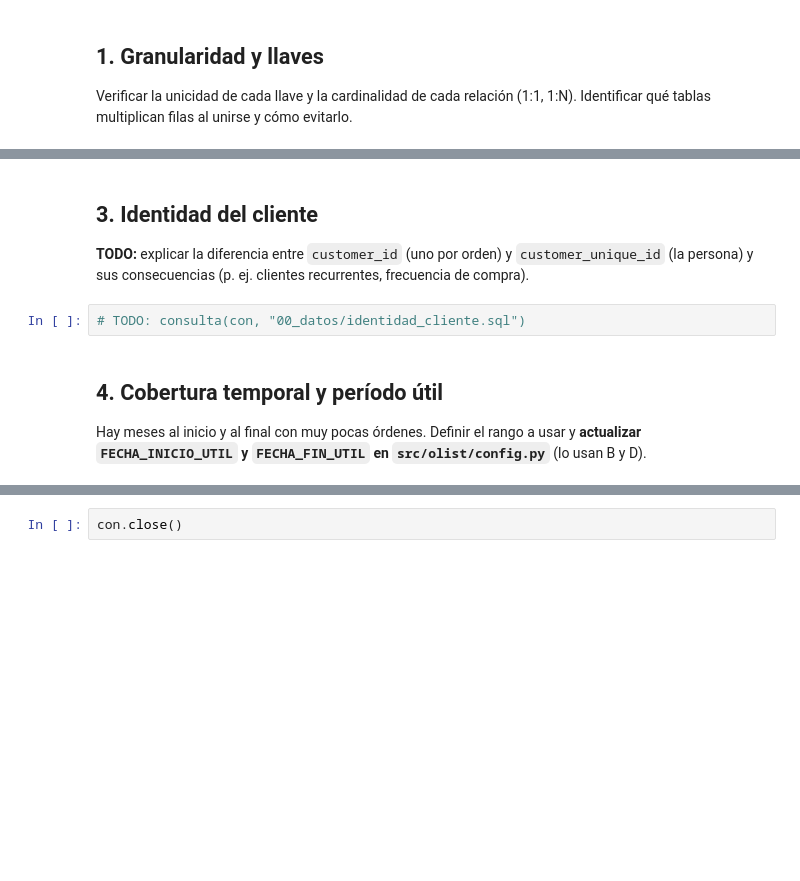
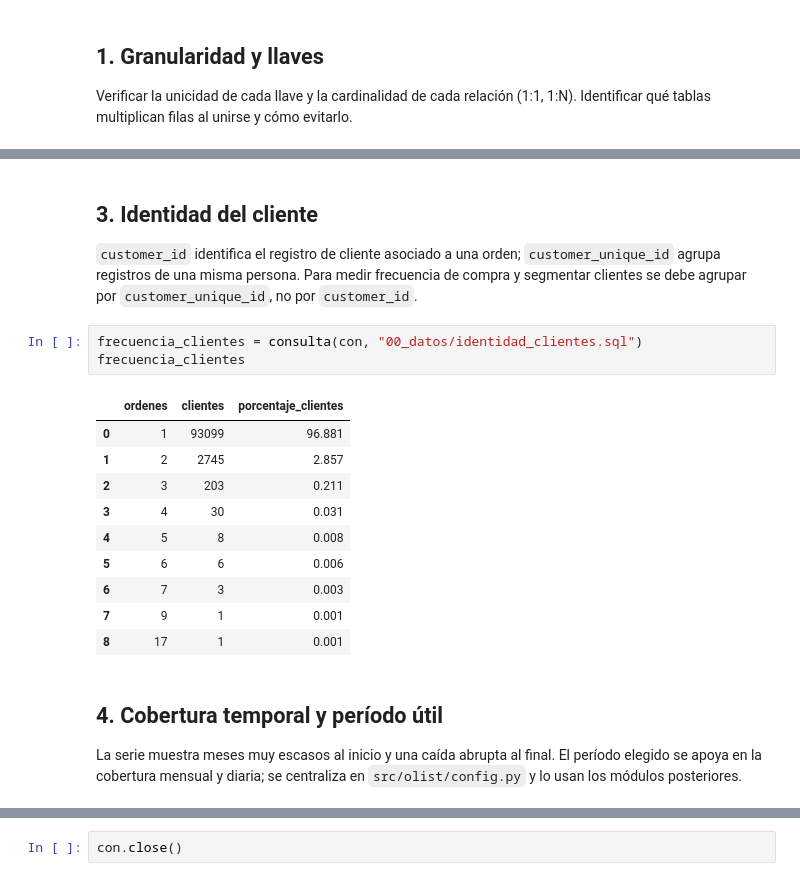
Before and after one commit to tomasguzman0925-ship-it/Taller-ML, a Jupyter notebook: notebooks/00_datos.ipynb, the cells around one changed output, grey strips where cells are left out. Cells and saved outputs as stored; diff of their text form; blank space fills up the shorter version.

```diff
--- a/notebooks/00_datos.ipynb
+++ b/notebooks/00_datos.ipynb
@@ -57,15 +152,25 @@ consulta(con, "00_datos/calidad_fechas.sql")
 # %% [markdown]
 ## 3. Identidad del cliente
 
-**TODO:** explicar la diferencia entre `customer_id` (uno por orden) y `customer_unique_id`
-(la persona) y sus consecuencias (p. ej. clientes recurrentes, frecuencia de compra).
+`customer_id` identifica el registro de cliente asociado a una orden; `customer_unique_id` agrupa registros de una misma persona. Para medir frecuencia de compra y segmentar clientes se debe agrupar por `customer_unique_id`, no por `customer_id`.
 # %%
-# TODO: consulta(con, "00_datos/identidad_cliente.sql")
+frecuencia_clientes = consulta(con, "00_datos/identidad_clientes.sql")
+frecuencia_clientes
+# %% [output]
+|  | ordenes | clientes | porcentaje_clientes |
+| 0 | 1 | 93099 | 96.881 |
+| 1 | 2 | 2745 | 2.857 |
+| 2 | 3 | 203 | 0.211 |
+| 3 | 4 | 30 | 0.031 |
+| 4 | 5 | 8 | 0.008 |
+| 5 | 6 | 6 | 0.006 |
+| 6 | 7 | 3 | 0.003 |
+| 7 | 9 | 1 | 0.001 |
+| 8 | 17 | 1 | 0.001 |
 # %% [markdown]
 ## 4. Cobertura temporal y período útil
 
-Hay meses al inicio y al final con muy pocas órdenes. Definir el rango a usar y **actualizar
-`FECHA_INICIO_UTIL` y `FECHA_FIN_UTIL` en `src/olist/config.py`** (lo usan B y D).
+La serie muestra meses muy escasos al inicio y una caída abrupta al final. El período elegido se apoya en la cobertura mensual y diaria; se centraliza en `src/olist/config.py` y lo usan los módulos posteriores.
 # %%
 cobertura = consulta(con, "00_datos/cobertura_mensual.sql")
 fig, ax = plt.subplots()
```
Also changed, not shown: parts of 14 cells of this notebook, 17 other files.
